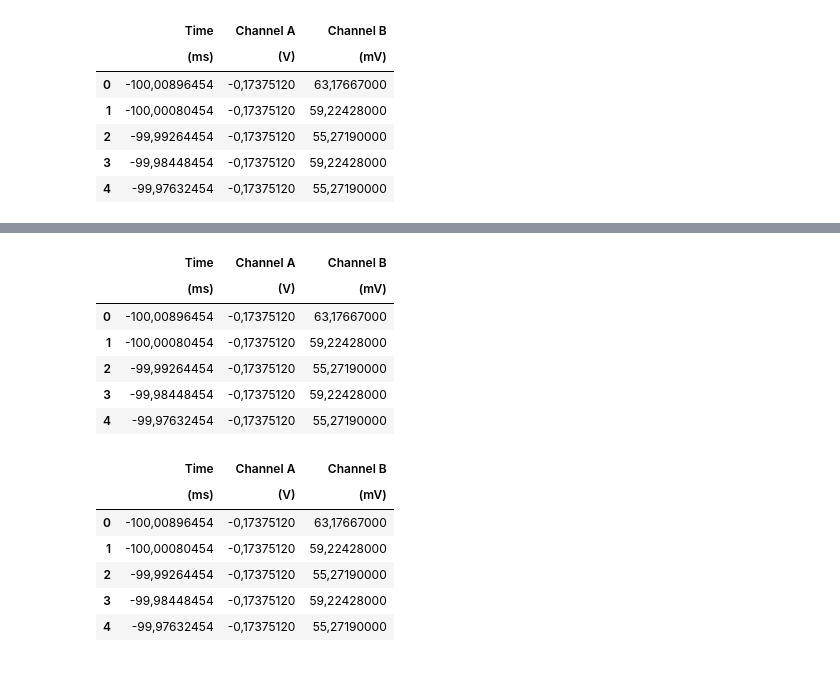
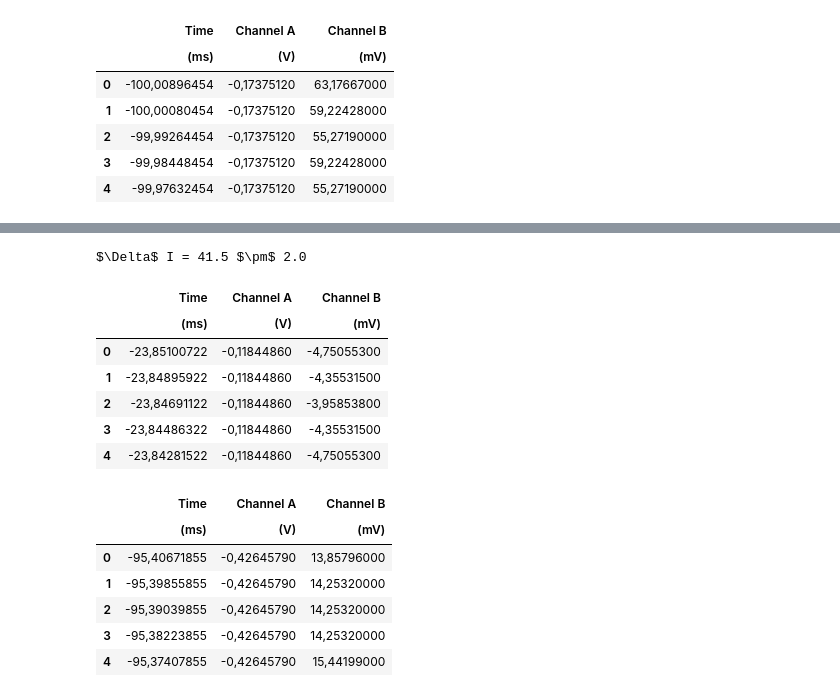
Before and after one commit to ParisHuth/FP, a Jupyter notebook: F98/JupyterNotebook/Auswertung_F98.ipynb, the cells around one changed output, grey strips where cells are left out. Drawn from its saved outputs; the diff is of its cells as text; code cells hidden in the pictures.

```diff
--- a/F98/JupyterNotebook/Auswertung_F98.ipynb
+++ b/F98/JupyterNotebook/Auswertung_F98.ipynb
@@ -191,23 +221,31 @@ Fig. 2: Signal measured for (left) $V-\Phi_x$ characteristic and (right) Measure
+# %%
+phi_0 = 2.067e-15 #Vs
+dI = np.array([41.79,38.93,43.79])
+dI_mean = np.mean(dI)
+dI_std = np.std(dI)
+print(r"$\Delta$ I = {:.3} $\pm$ {:.2}".format(dI_mean, dI_std))
+# %% [output]
+$\Delta$ I = 41.5 $\pm$ 2.0
 # %%
 #create a dataframe of saves file using pandas
 data_phi = pd.read_csv("Measurements/5.2/V_PhiB/V_PhiB_1.csv", sep = ";", skiprows=[2], header=[0,1])
-data.head()
+data_phi.head()
 # %% [output]
 |  | Time | Channel A | Channel B |
 |  | (ms) | (V) | (mV) |
-| 0 | -100,00896454 | -0,17375120 | 63,17667000 |
-| 1 | -100,00080454 | -0,17375120 | 59,22428000 |
-| 2 | -99,99264454 | -0,17375120 | 55,27190000 |
-| 3 | -99,98448454 | -0,17375120 | 59,22428000 |
-| 4 | -99,97632454 | -0,17375120 | 55,27190000 |
+| 0 | -23,85100722 | -0,11844860 | -4,75055300 |
+| 1 | -23,84895922 | -0,11844860 | -4,35531500 |
+| 2 | -23,84691122 | -0,11844860 | -3,95853800 |
+| 3 | -23,84486322 | -0,11844860 | -4,35531500 |
+| 4 | -23,84281522 | -0,11844860 | -4,75055300 |
 # %%
 data_phix = pd.read_csv("Measurements/5.2/V_PhiX_1/V_PhiX_1.csv", sep = ";", skiprows=[2], header=[0,1])
-data.head()
+data_phix.head()
 # %% [output]
 |  | Time | Channel A | Channel B |
 |  | (ms) | (V) | (mV) |
-| 0 | -100,00896454 | -0,17375120 | 63,17667000 |
-| 1 | -100,00080454 | -0,17375120 | 59,22428000 |
-| 2 | -99,99264454 | -0,17375120 | 55,27190000 |
-| 3 | -99,98448454 | -0,17375120 | 59,22428000 |
-| 4 | -99,97632454 | -0,17375120 | 55,27190000 |
+| 0 | -95,40671855 | -0,42645790 | 13,85796000 |
+| 1 | -95,39855855 | -0,42645790 | 14,25320000 |
+| 2 | -95,39039855 | -0,42645790 | 14,25320000 |
+| 3 | -95,38223855 | -0,42645790 | 14,25320000 |
+| 4 | -95,37407855 | -0,42645790 | 15,44199000 |
```
Also changed, not shown: parts of 28 cells of this notebook.
